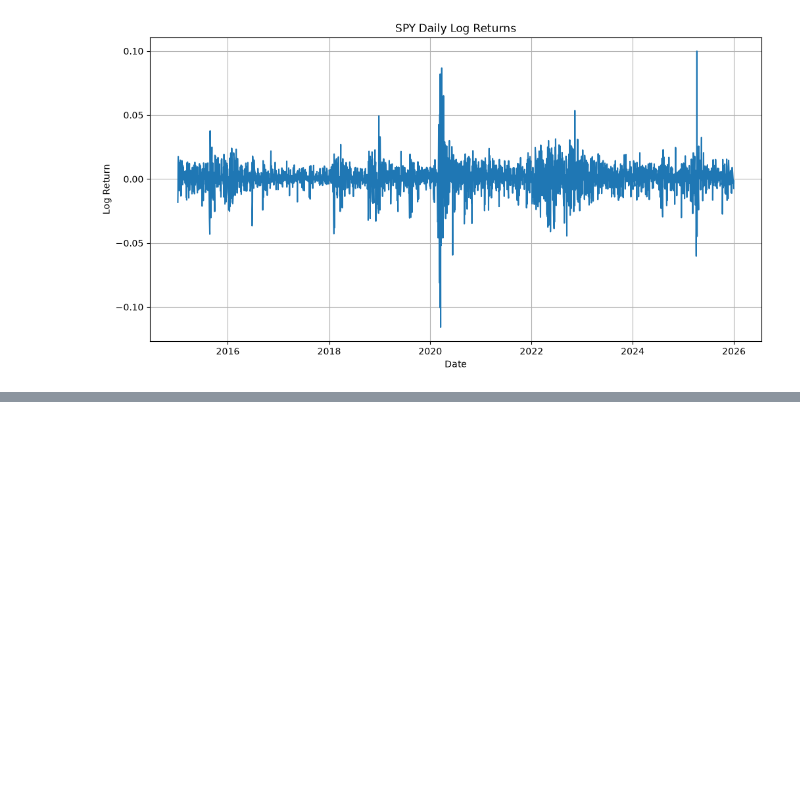
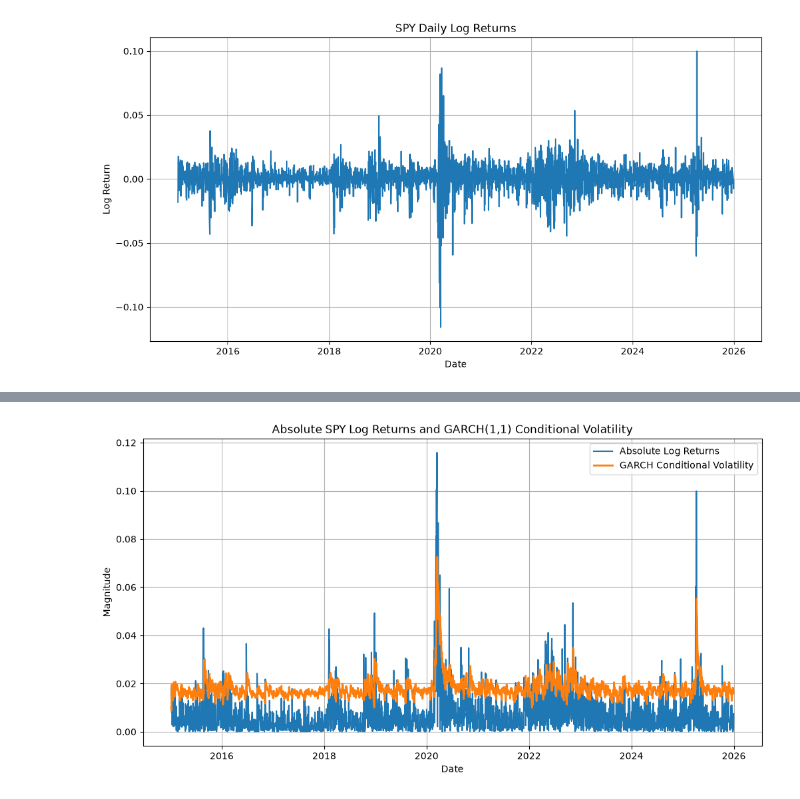
Before and after one commit to evanmartin21/Quant-Summer-Research-Project, a Jupyter notebook: notebooks/03_volatility_modelling_garch.ipynb, the cells around one changed output, grey strips where cells are left out. Saved outputs shown, nothing was run; the diff lists cells and outputs as text; code cells hidden in the pictures; blank space fills up the shorter version.

```diff
--- a/notebooks/03_volatility_modelling_garch.ipynb
+++ b/notebooks/03_volatility_modelling_garch.ipynb
@@ -55,0 +95,12 @@ plt.show()
+# %%
+garch = arch_model(
+    spy["Log_Return"],
+    vol="GARCH",
+    p=1,
+    q=1,
+    mean="Constant"
+)
+
+garch_fit = garch.fit()
+
+print(garch_fit.summary())
@@ -55,0 +143,18 @@ plt.show()
+# %%
+conditional_volatility = garch_fit.conditional_volatility
+
+plt.figure(figsize=(12,6))
+
+plt.plot(spy.index, np.abs(spy["Log_Return"]), label="Absolute Log Returns")
+plt.plot(spy.index, conditional_volatility, linewidth=2, label="GARCH Conditional Volatility")
+
+plt.title("Absolute SPY Log Returns and GARCH(1,1) Conditional Volatility")
+plt.xlabel("Date")
+plt.ylabel("Magnitude")
+
+plt.legend()
+plt.grid(True)
+
+plt.show()
+# %% [output]
+[figure, added]
```
Also changed, not shown: parts of 14 cells of this notebook.
